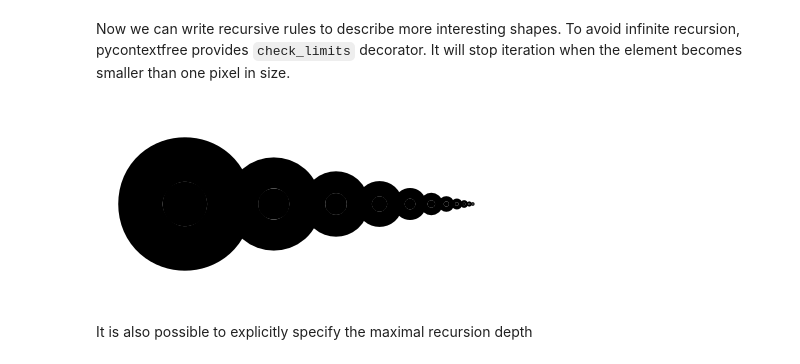
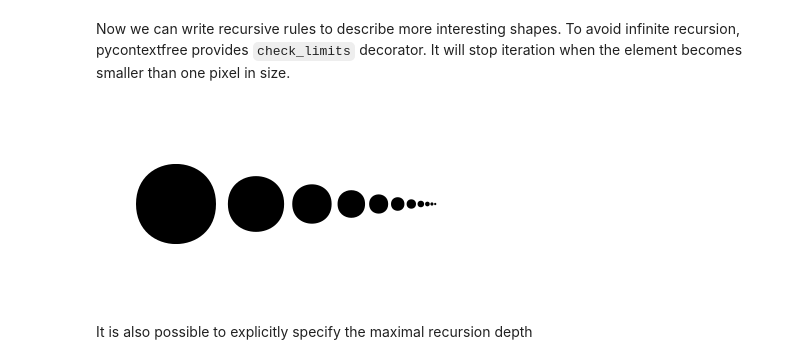
Before and after one commit to undertherain/pycontextfree, a Jupyter notebook: examples/tutorial.ipynb, the cells around one changed output. Saved outputs shown, nothing was run; the diff lists cells and outputs as text; code cells hidden in the pictures.

```diff
--- a/examples/tutorial.ipynb
+++ b/examples/tutorial.ipynb
@@ -82,15 +82,15 @@ To avoid infinite recursion, pycontextfree provides `check_limits` decorator. It
 # %%
 cf.init(canvas_size=(400, 200), background_color="#ffffff")
 @cf.check_limits
 def infinite_circles():
     cf.circle()
-    with cf.translate(2, 0):
+    with cf.translate(1, 0):
         with cf.scale(0.7):
             infinite_circles()
 infinite_circles()
 cf.display_ipython()
 # %% [output]
-[figure, old version]
+[figure, new version]
 # %% [markdown]
 It is also possible to explicitly specify the maximal recursion depth
 # %% [markdown]
```
Also changed, not shown: parts of 6 cells of this notebook, 7 other files.
